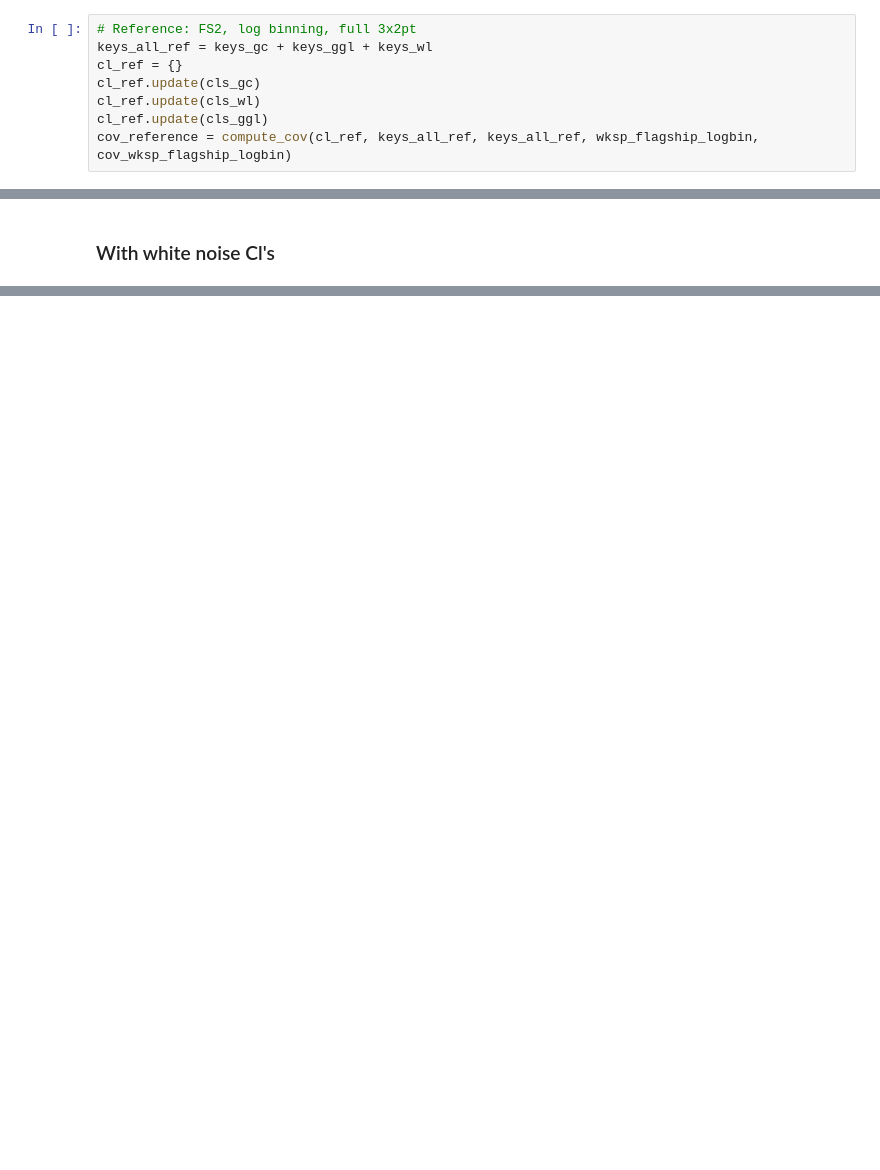
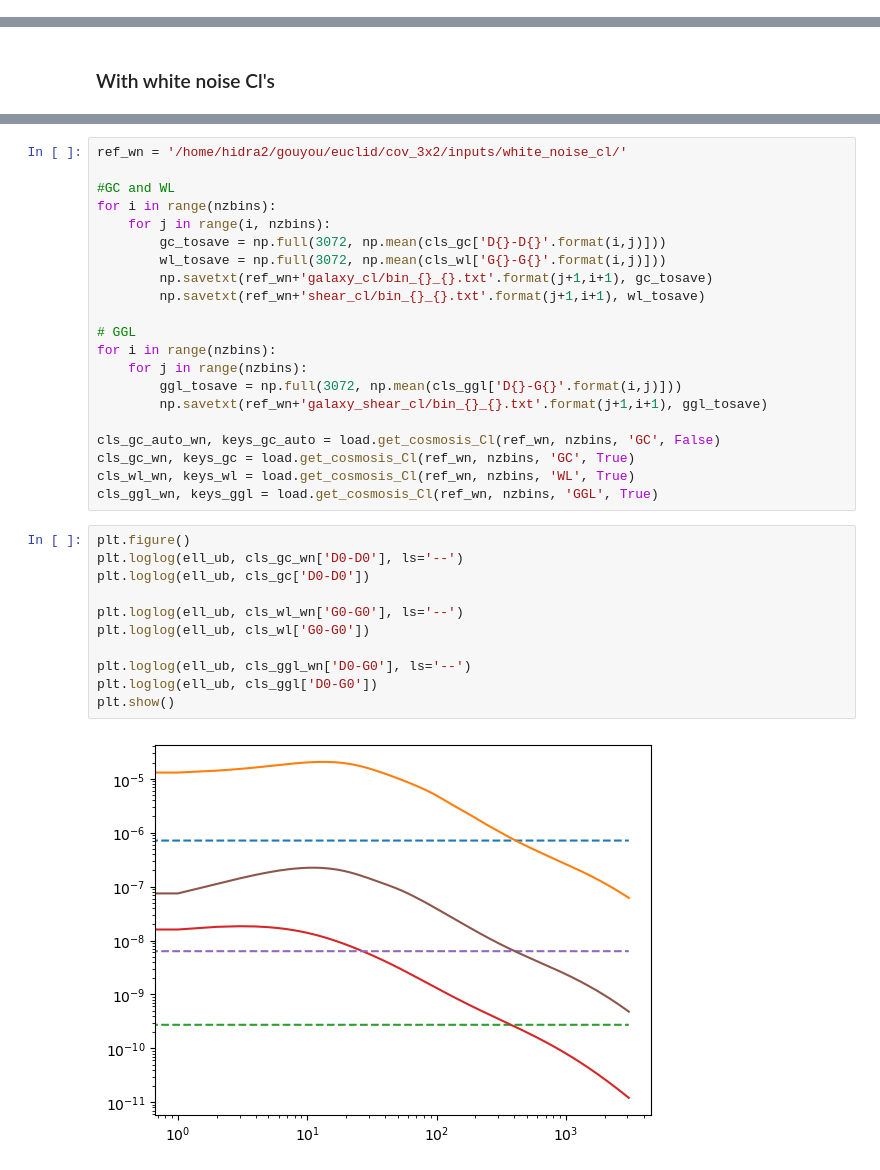
Before and after one commit to gouyoub/estimators_phot, a Jupyter notebook: test_posdef_cov.ipynb, the cells around one changed output, grey strips where cells are left out. Cells and saved outputs as stored; diff of their text form; blank space fills up the shorter version.

```diff
--- a/test_posdef_cov.ipynb
+++ b/test_posdef_cov.ipynb
@@ -128,8 +120,0 @@ cov_wksp_fullsky_linbin.compute_coupling_coefficients(fmask_fullsky, fmask_fulls
-# %%
-# Reference: FS2, log binning, full 3x2pt
-keys_all_ref = keys_gc + keys_ggl + keys_wl
-cl_ref = {}
-cl_ref.update(cls_gc)
-cl_ref.update(cls_wl)
-cl_ref.update(cls_ggl)
-cov_reference = compute_cov(cl_ref, keys_all_ref, keys_all_ref, wksp_flagship_logbin, cov_wksp_flagship_logbin)
@@ -146,0 +320,34 @@ MemoryError: Unable to allocate 428. GiB for an array with shape (239616, 239616
+# %%
+ref_wn = '/home/hidra2/gouyou/euclid/cov_3x2/inputs/white_noise_cl/'
+
+#GC and WL
+for i in range(nzbins):
+    for j in range(i, nzbins):
+        gc_tosave = np.full(3072, np.mean(cls_gc['D{}-D{}'.format(i,j)]))
+        wl_tosave = np.full(3072, np.mean(cls_wl['G{}-G{}'.format(i,j)]))
+        np.savetxt(ref_wn+'galaxy_cl/bin_{}_{}.txt'.format(j+1,i+1), gc_tosave)
+        np.savetxt(ref_wn+'shear_cl/bin_{}_{}.txt'.format(j+1,i+1), wl_tosave)
+
+# GGL
+for i in range(nzbins):
+    for j in range(nzbins):
+        ggl_tosave = np.full(3072, np.mean(cls_ggl['D{}-G{}'.format(i,j)]))
+        np.savetxt(ref_wn+'galaxy_shear_cl/bin_{}_{}.txt'.format(j+1,i+1), ggl_tosave)
+
+cls_gc_auto_wn, keys_gc_auto = load.get_cosmosis_Cl(ref_wn, nzbins, 'GC', False)
+cls_gc_wn, keys_gc = load.get_cosmosis_Cl(ref_wn, nzbins, 'GC', True)
+cls_wl_wn, keys_wl = load.get_cosmosis_Cl(ref_wn, nzbins, 'WL', True)
+cls_ggl_wn, keys_ggl = load.get_cosmosis_Cl(ref_wn, nzbins, 'GGL', True)
+# %%
+plt.figure()
+plt.loglog(ell_ub, cls_gc_wn['D0-D0'], ls='--')
+plt.loglog(ell_ub, cls_gc['D0-D0'])
+
+plt.loglog(ell_ub, cls_wl_wn['G0-G0'], ls='--')
+plt.loglog(ell_ub, cls_wl['G0-G0'])
+
+plt.loglog(ell_ub, cls_ggl_wn['D0-G0'], ls='--')
+plt.loglog(ell_ub, cls_ggl['D0-G0'])
+plt.show()
+# %% [output]
+[figure, added]
```
Also changed, not shown: parts of 39 cells of this notebook, 9 other files.
